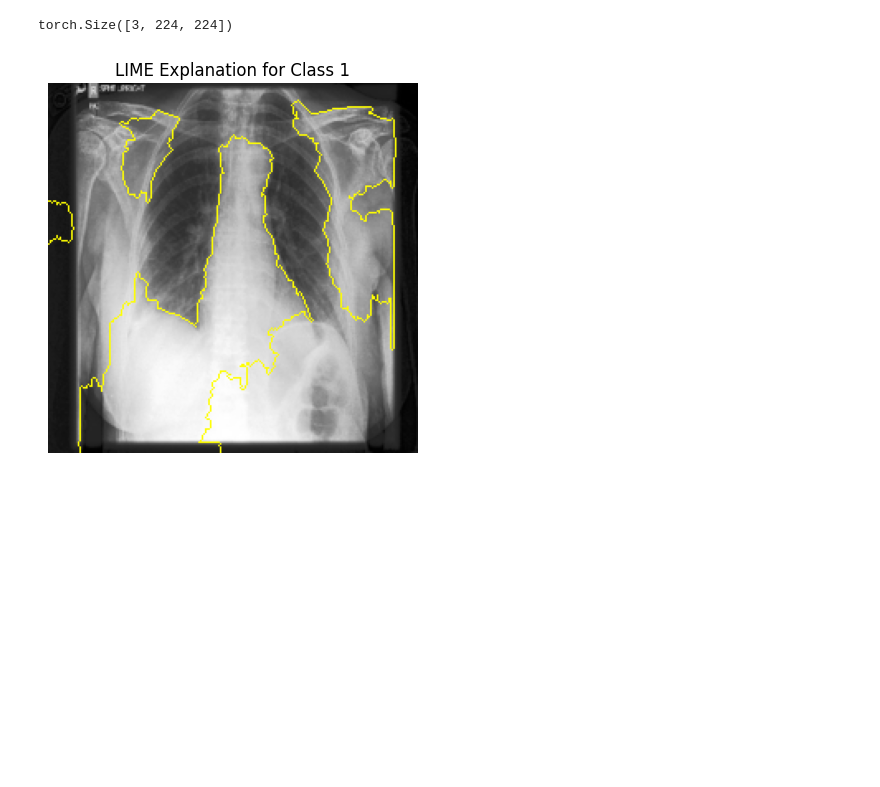
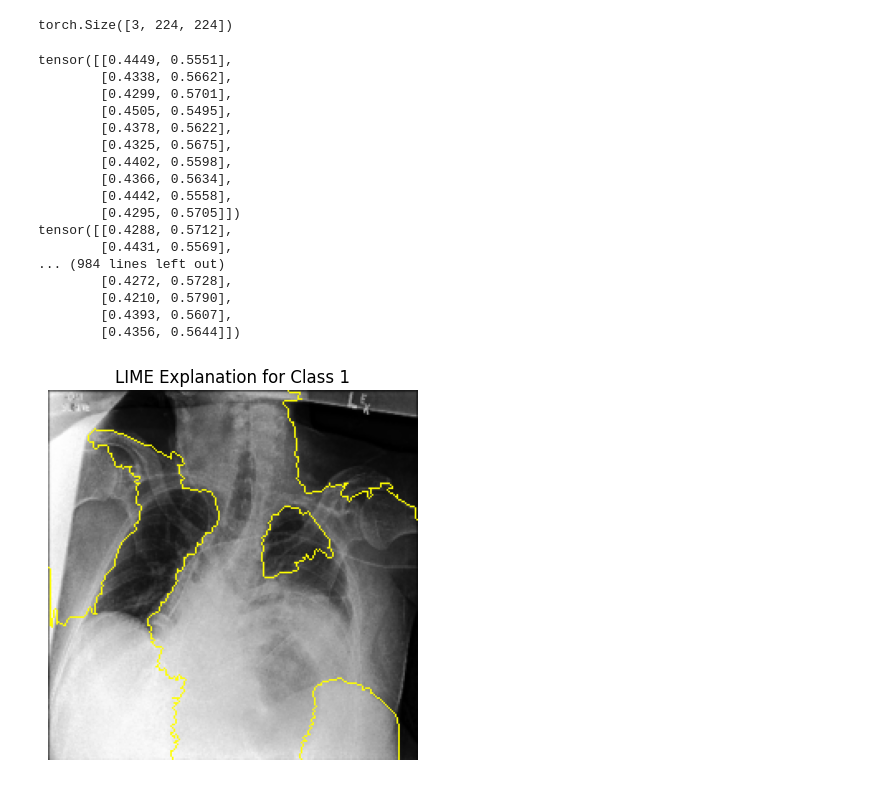
Before and after one commit to BarGinger/ExplainableAIRadiology, a Jupyter notebook: nikita_metrics.ipynb, the cells around one changed output. Drawn from its saved outputs; the diff is of its cells as text; code cells hidden in the pictures; blank space fills up the shorter version.

```diff
--- a/nikita_metrics.ipynb
+++ b/nikita_metrics.ipynb
@@ -67,4 +67,4 @@ state_dict = torch.load("model_densenet121.pth", map_location=torch.device('cpu'
 test_dataset = CheXpertDataset(test_df, class_names, transform=transform)
 
 # Create DataLoader for the test dataset
-test_loader = DataLoader(test_dataset, batch_size=32, shuffle=False)
+test_loader = DataLoader(test_dataset, batch_size=16, shuffle=False)
@@ -102,16 +163,18 @@ model_densenet121.to(device)
 
 # Helper: convert a PyTorch image tensor to a NumPy array normalized to [0,1]
 def preprocess_img(img_tensor):
-    # Assuming img_tensor is of shape (C, H, W)
-    img_np = img_tensor.permute(1, 2, 0).cpu().numpy()
-    img_np = (img_np - img_np.min()) / (img_np.max() - img_np.min())
+    # Unnormalize the image: original = normalized * std + mean
+    # Since mean=0.5 and std=0.5 for grayscale images:
+    unnormalized = img_tensor * 0.5 + 0.5
+    # Convert tensor from (C, H, W) to (H, W, C)
+    img_np = unnormalized.permute(1, 2, 0).cpu().numpy()
     return img_np
 
 # Assuming you have obtained an image from your testloader:
 # For example, grabbing the first image from a batch:
 dataiter = iter(test_loader)
 images, labels = next(dataiter)
-img = images[0]  # select the first image from the batch
+img = images[1]  # select the first image from the batch
 img_np = preprocess_img(img)
 
 # Prediction function for LIME:
@@ -134,37 +197,55 @@ def predict_fn(images):
         probs_class1 = torch.sigmoid(outputs)
         # Create two-class probabilities: class0 = 1 - p, class1 = p.
         probs = torch.cat([1 - probs_class1, probs_class1], dim=1)
+        print(probs)
 
     return probs.cpu().numpy()
 
 # Create LIME image explainer.
 explainer = LimeImageExplainer()
 
 # Explain the prediction for the chosen image.
-# For binary classification, we can set top_labels=2 or even explicitly request a particular label.
+# For binary classification, we can set top_labels=2.
 explanation = explainer.explain_instance(
-    img_np.astype("double"),   # LIME expects a double precision image array.
+    img_np,
     predict_fn,
     top_labels=2,              # With binary classification, there are two labels.
     hide_color=0,
     num_samples=1000           # Number of perturbed samples
 )
 
 # Choose the label you wish to explain. For example, to explain class 1 (positive class):
 label_to_explain = 1  # or use explanation.top_labels[0] if that suits your needs
 
 # Get the explanation mask.
 temp, mask = explanation.get_image_and_mask(
     label=label_to_explain,
     positive_only=True,
-    num_features=10,
+    num_features=5,
     hide_rest=False
 )
 
 # Visualize the explanation.
 plt.imshow(mark_boundaries(temp, mask))
 plt.title(f"LIME Explanation for Class {label_to_explain}")
 plt.axis("off")
 plt.show()
 # %% [output]
+tensor([[0.4449, 0.5551],
+        [0.4338, 0.5662],
+        [0.4299, 0.5701],
+        [0.4505, 0.5495],
+        [0.4378, 0.5622],
+        [0.4325, 0.5675],
+        [0.4402, 0.5598],
+        [0.4366, 0.5634],
+        [0.4442, 0.5558],
+        [0.4295, 0.5705]])
+tensor([[0.4288, 0.5712],
+        [0.4431, 0.5569],
+... (984 lines left out)
+        [0.4272, 0.5728],
+        [0.4210, 0.5790],
+        [0.4393, 0.5607],
+        [0.4356, 0.5644]])
-[figure, old version]
+[figure, new version]
```
Also changed, not shown: parts of 5 cells of this notebook, 2 other files.
